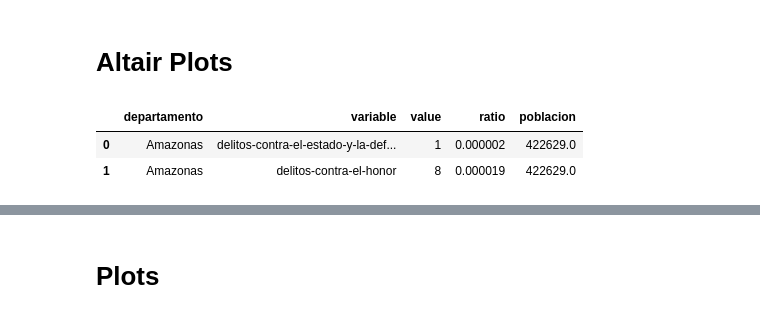
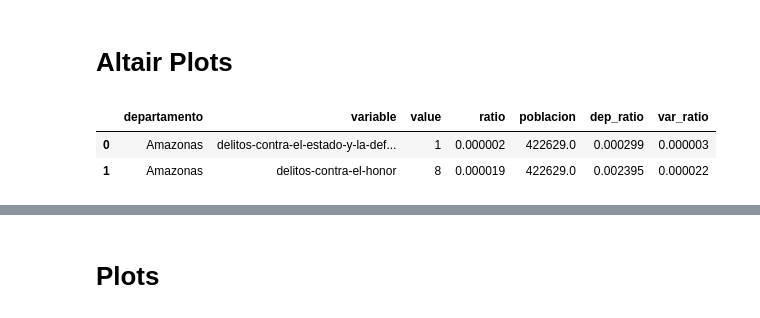
Before and after one commit to renato145/peru-stats, a Jupyter notebook: nbs/explore-delitos.ipynb, the cells around one changed output, grey strips where cells are left out. Cells and saved outputs as stored; diff of their text form; code cells hidden in the pictures.

```diff
--- a/nbs/explore-delitos.ipynb
+++ b/nbs/explore-delitos.ipynb
@@ -52,11 +52,13 @@ As 2017 seems to have missing data, I will mainly use 2016 data.
 df_2016 = df.loc[2016].reset_index()
 # %% [markdown]
 # Altair Plots
-# %%
-df_2016.head(2)
-# %% [output]
-|  | departamento | variable | value | ratio | poblacion |
-| 0 | Amazonas | delitos-contra-el-estado-y-la-def... | 1 | 0.000002 | 422629.0 |
-| 1 | Amazonas | delitos-contra-el-honor | 8 | 0.000019 | 422629.0 |
+# %%
+df_2016['dep_ratio'] = df_2016.value / df_2016.departamento.map(df_2016.groupby('departamento')['value'].sum())
+df_2016['var_ratio'] = df_2016.value / df_2016.value.sum()
+df_2016.head(2)
+# %% [output]
+|  | departamento | variable | value | ratio | poblacion | dep_ratio | var_ratio |
+| 0 | Amazonas | delitos-contra-el-estado-y-la-def... | 1 | 0.000002 | 422629.0 | 0.000299 | 0.000003 |
+| 1 | Amazonas | delitos-contra-el-honor | 8 | 0.000019 | 422629.0 | 0.002395 | 0.000022 |
 # %%
 select = alt.selection_single(on='mouseover', fields=['departamento'])
```
Also changed, not shown: parts of 2 cells of this notebook, 1 other file.
